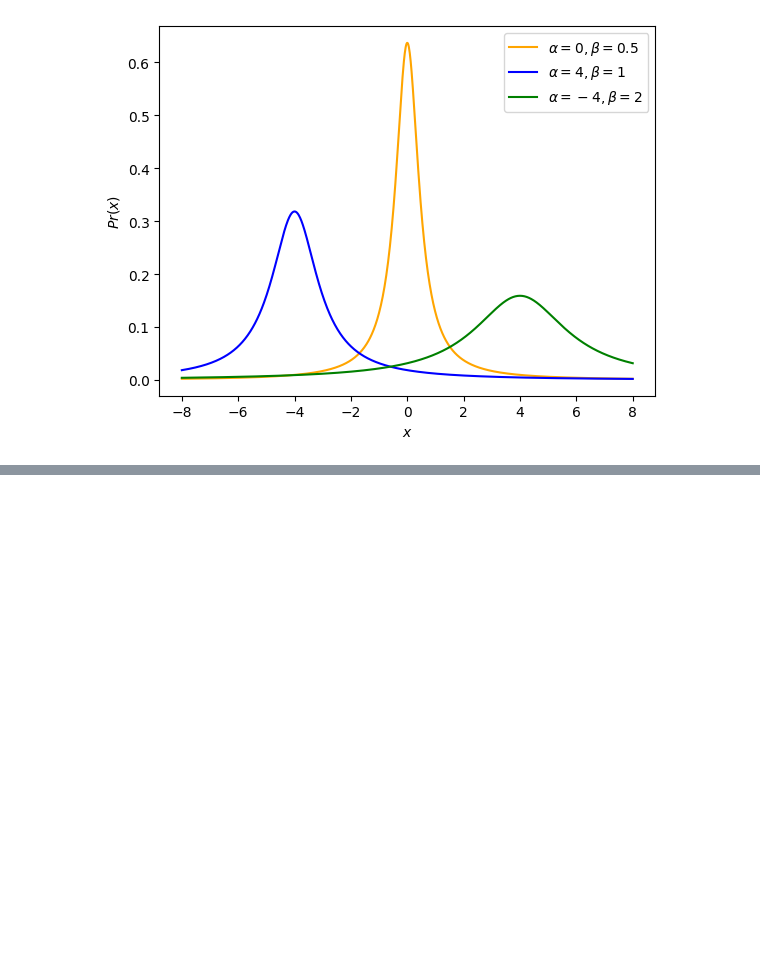
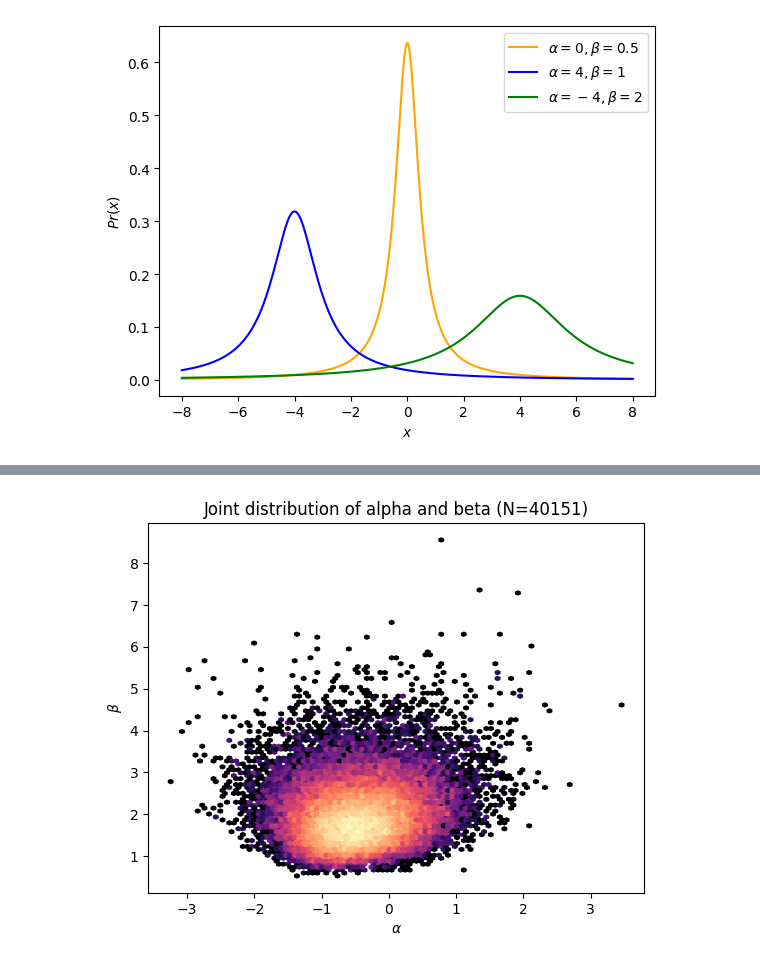
Before and after one commit to VishalJ99/s2_cw, a Jupyter notebook: src/figs.ipynb, the cells around one changed output, grey strips where cells are left out. Cells and saved outputs as stored; diff of their text form; code cells hidden in the pictures; blank space fills up the shorter version.

```diff
--- a/src/figs.ipynb
+++ b/src/figs.ipynb
@@ -138,2 +170,25 @@ plt.show()
+# %%
+from utils import make_trace_plot
+import matplotlib.pyplot as plt
+import numpy as np
+
+# Load samples
+chains_1 = np.load('../chains_1.npy')
+chains_2 = np.load('../chains_2.npy')
+
+iid_samples_1 = np.load('../iid_samples_1.npy')
+iid_samples_2 = np.load('../iid_samples_2.npy')
+# %%
+alpha_samples, beta_samples = iid_samples_1[:, 0].flatten(), iid_samples_1[:, 1].flatten()
+
+# First, plot the hexbin heatmap as before
+plt.hexbin(alpha_samples, beta_samples, gridsize=100, cmap='magma', bins='log')
+plt.xlabel(r"$\alpha$")
+plt.ylabel(r"$\beta$")
+plt.title(f"Joint distribution of alpha and beta (N={len(iid_samples_1)})")
+plt.savefig('../report/figs/joint_hist.png', dpi=300)
+plt.show()
+# %% [output]
+[figure, added]
 # %%
 # 1D marginals
```
Also changed, not shown: parts of 12 cells of this notebook, 16 other files.
